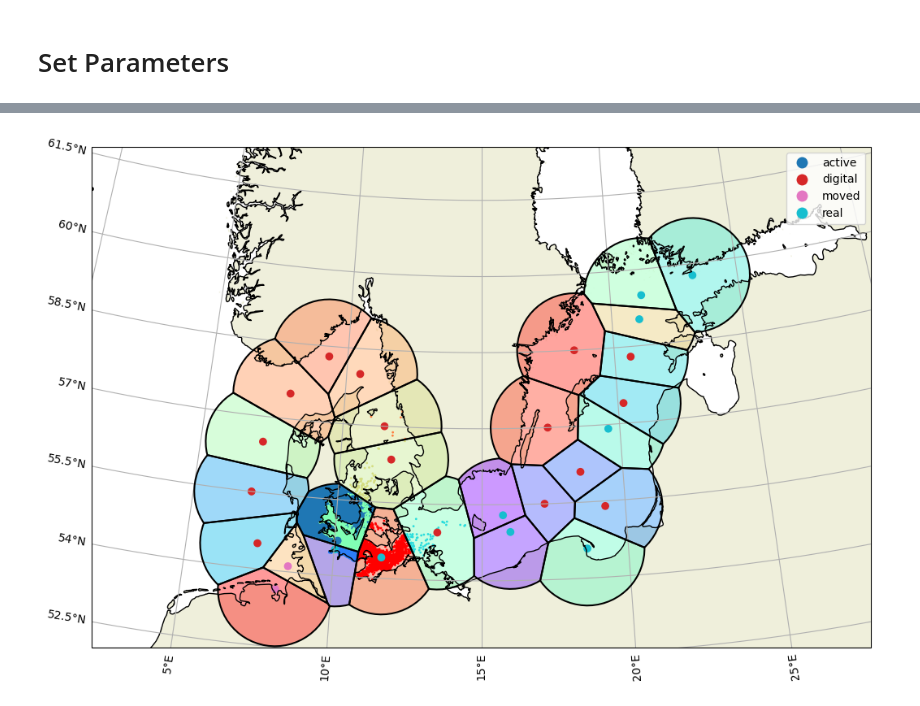
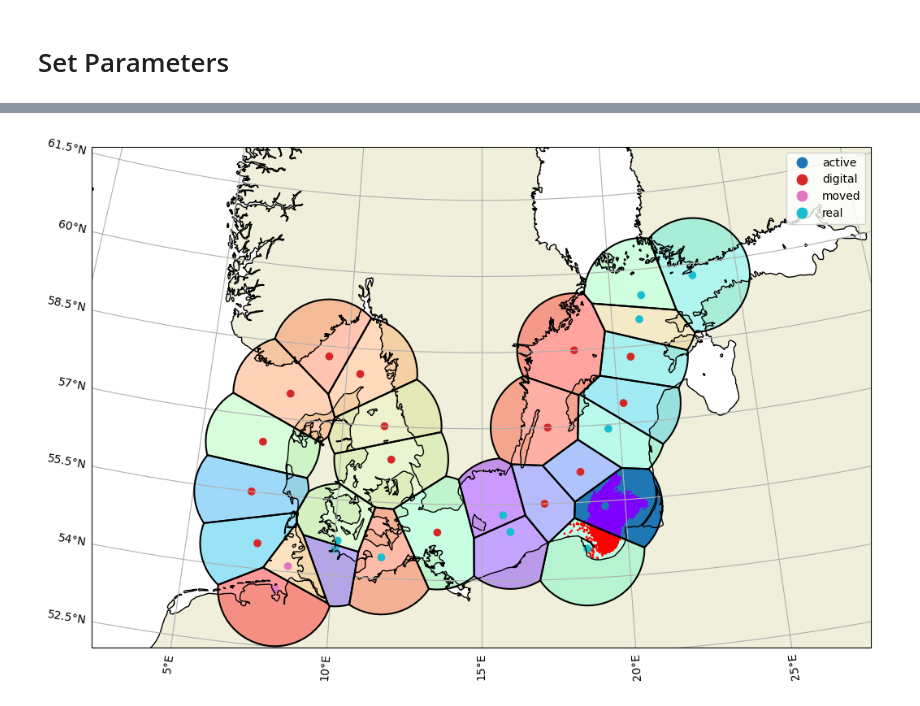
Before and after one commit to geomar-od-lagrange/2025_copepods, a Jupyter notebook: notebooks/SiteConnectivityVoronoi.ipynb, the cells around one changed output, grey strips where cells are left out. Cells and saved outputs as stored; diff of their text form; code cells hidden in the pictures.

```diff
--- a/notebooks/SiteConnectivityVoronoi.ipynb
+++ b/notebooks/SiteConnectivityVoronoi.ipynb
@@ -19,8 +19,8 @@ warnings.simplefilter("ignore")
 # Set Parameters
 # %%
 # Parameters
-year = 2020
-site = 0
+year = 2024
+site = "BP03"
 
 isPapermill = False
 # %%
@@ -50,8 +50,16 @@ out_path = Path(folder_path, f"VoronoiConnectivity/")
 # %%
 # Load the samplepoints and the voronoi polygons
 gdf_sample_points = gpd.read_file(sample_Points_path)
-gdf_sample_points.SampleKind.loc[site] = "active" # set starting site to 'active'
+gdf_voronoi_polygons = gpd.read_file(voronoi_Polygons_path).to_crs(Geodetic())
 
-sample_name = gdf_sample_points.loc[site].SampleID # load the name of the starting site
+# Get site index, if the site name was given and the other way around
+if type(site) == str:
+    site_name = site
+    site_index = gdf_sample_points.where(gdf_sample_points.SampleID==site).first_valid_index()
+elif type(site) == int:
+    site_name = gdf_sample_points.loc[site].SampleID
+    site_index = site
 
-gdf_voronoi_polygons = gpd.read_file(voronoi_Polygons_path).to_crs(Geodetic())
+# set starting site to 'active'
+gdf_sample_points.SampleKind.loc[site_index] = "active"
+print(site_name, site_index)
@@ -58,6 +68,6 @@ gdf_voronoi_polygons = gpd.read_file(voronoi_Polygons_path).to_crs(Geodetic())
 # %%
 # Read and prepare the trajectory file
-trajectory_file = sorted(trajectory_path.glob(f"*{sample_name}*"))[0]
+trajectory_file = sorted(trajectory_path.glob(f"*{site_name}*"))[0]
 ds_trajectories = xr.open_zarr(trajectory_file)
 # Make a mask that masks all days with an age under 10 days
 trajectories_age_mask = ds_trajectories.age_sec.chunk(chunks=[2000,2784]).compute() > 10*24*60*60
@@ -117,12 +147,12 @@ Updated file
 # %%
 fig = plt.figure(figsize=mapsize)
 ax_map = fig.add_subplot(projection=map_projection)
 basemap(ax_map)
 gdf_voronoi_polygons.to_crs(map_projection).plot(ax=ax_map,alpha=0.4, column="PolygonID", cmap="rainbow")
-gdf_voronoi_polygons.where(gdf_voronoi_polygons.PolygonID==sample_name).to_crs(map_projection).plot(ax=ax_map, legend=True)
+gdf_voronoi_polygons.where(gdf_voronoi_polygons.PolygonID==site_name).to_crs(map_projection).plot(ax=ax_map, legend=True)
 gdf_trajectories[::24*400].to_crs(map_projection).plot(ax=ax_map, column="PolygonID", cmap="rainbow", s=1)
 gdf_voronoi_polygons.boundary.to_crs(map_projection).plot(ax=ax_map, color="k",)
 gdf_sample_points.plot(ax=ax_map, column="SampleKind", legend=True)
 plt.show()
 # %% [output]
-[figure, old version]
+[figure, new version]
```
Also changed, not shown: parts of 5 cells of this notebook, 3 other files.
